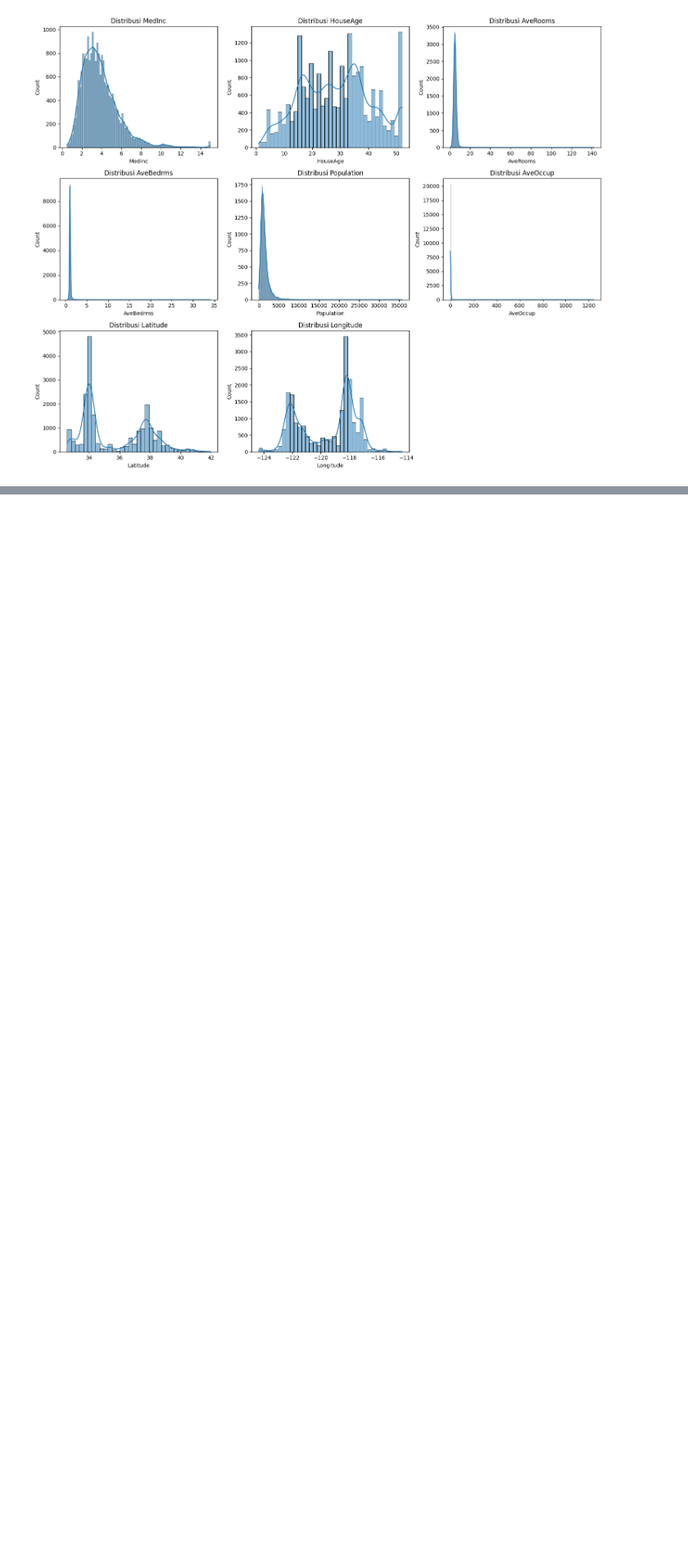
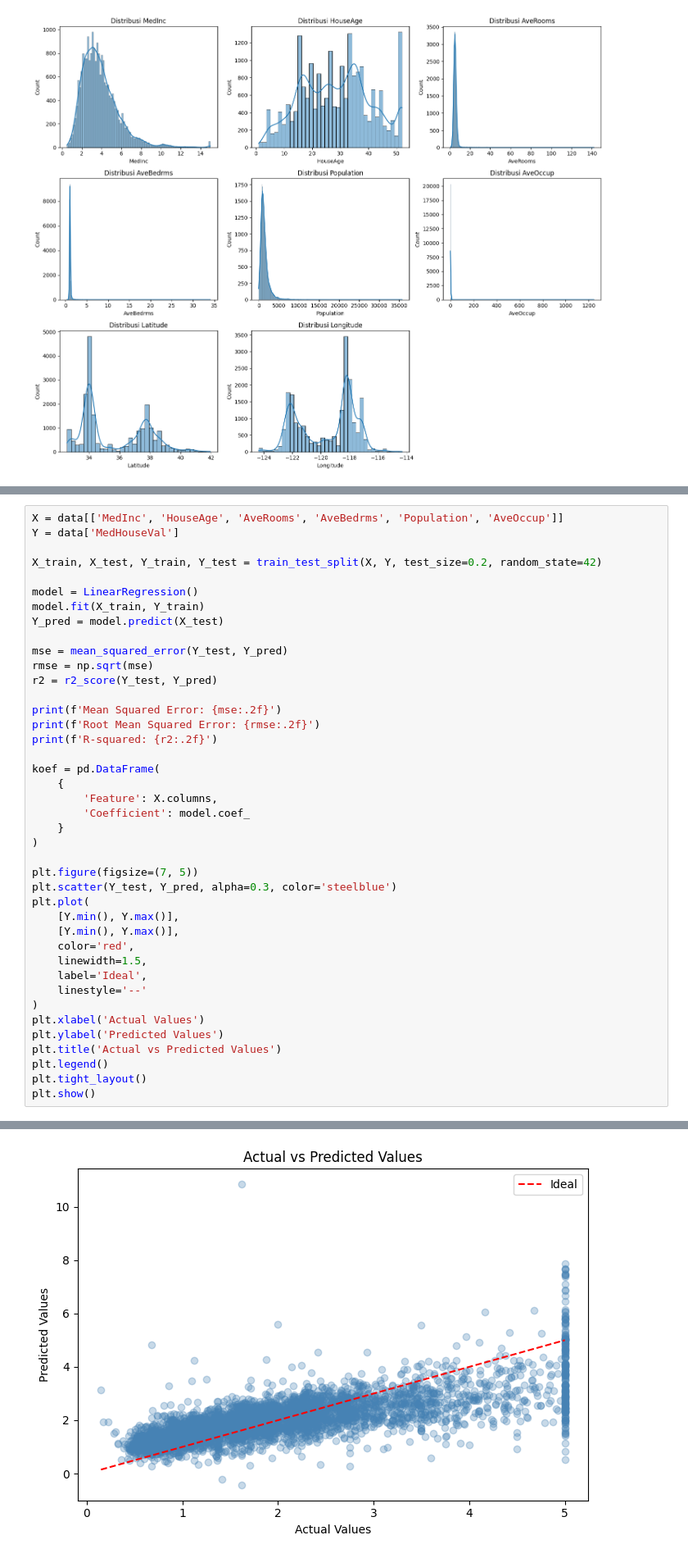
Before and after one commit to RekoNF/EDV_Tugas-and-Quiz, a Jupyter notebook: UTS/UTS_Semester 2.ipynb, the cells around one changed output, grey strips where cells are left out. Shown at 82% size. Saved outputs shown, nothing was run; the diff lists cells and outputs as text; blank space fills up the shorter version.

```diff
--- a/UTS/UTS_Semester 2.ipynb
+++ b/UTS/UTS_Semester 2.ipynb
@@ -98,0 +134,42 @@ plt.show()
+# %%
+X = data[['MedInc', 'HouseAge', 'AveRooms', 'AveBedrms', 'Population', 'AveOccup']]
+Y = data['MedHouseVal']
+
+X_train, X_test, Y_train, Y_test = train_test_split(X, Y, test_size=0.2, random_state=42)
+
+model = LinearRegression()
+model.fit(X_train, Y_train)
+Y_pred = model.predict(X_test)
+
+mse = mean_squared_error(Y_test, Y_pred)
+rmse = np.sqrt(mse)
+r2 = r2_score(Y_test, Y_pred)
+
+print(f'Mean Squared Error: {mse:.2f}')
+print(f'Root Mean Squared Error: {rmse:.2f}')
+print(f'R-squared: {r2:.2f}')
+
+koef = pd.DataFrame(
+    {
+        'Feature': X.columns,
+        'Coefficient': model.coef_
+    }
+)
+
+plt.figure(figsize=(7, 5))
+plt.scatter(Y_test, Y_pred, alpha=0.3, color='steelblue')
+plt.plot(
+    [Y.min(), Y.max()],
+    [Y.min(), Y.max()],
+    color='red',
+    linewidth=1.5,
+    label='Ideal',
+    linestyle='--'
+)
+plt.xlabel('Actual Values')
+plt.ylabel('Predicted Values')
+plt.title('Actual vs Predicted Values')
+plt.legend()
+plt.tight_layout()
+plt.show()
+# %% [output]
@@ -98,0 +179 @@ plt.show()
+[figure, added]
```
Also changed, not shown: parts of 6 cells of this notebook.
